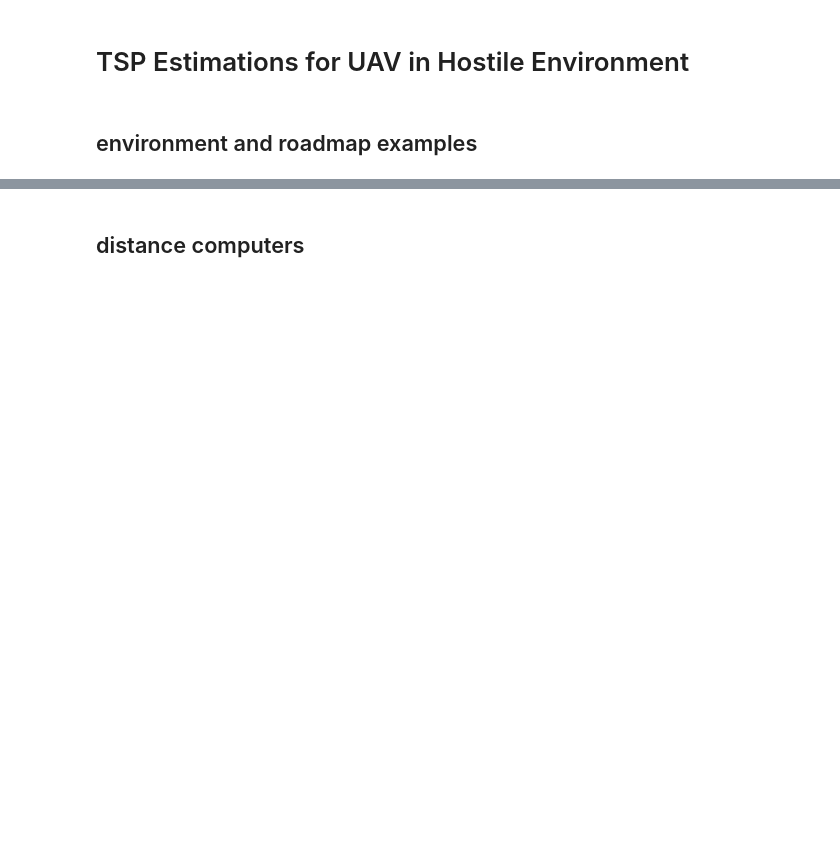
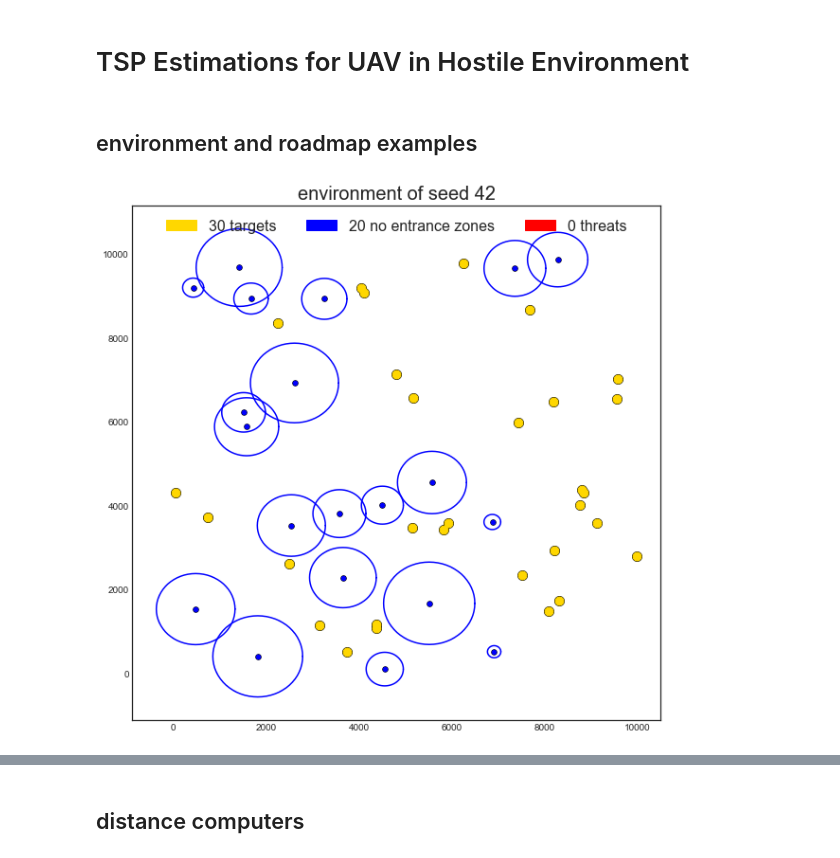
Before and after one commit to Elilgo324/quick-and-safe, a Jupyter notebook: main.ipynb, the cells around one changed output, grey strips where cells are left out. Cells and saved outputs as stored; diff of their text form; code cells hidden in the pictures; blank space fills up the shorter version.

```diff
--- a/main.ipynb
+++ b/main.ipynb
@@ -209,4 +215,10 @@ class PRM:
             plt.scatter(x, y, color='gray', s=50, zorder=8)
 # %% [markdown]
 ## environment and roadmap examples
+# %%
+# only no entrances
+env = Environment(num_targets=30, num_threats=0, num_no_entrances=20)
+env.plot()
+# %% [output]
+[figure, added]
 # %%
```
Also changed, not shown: parts of 14 cells of this notebook.
